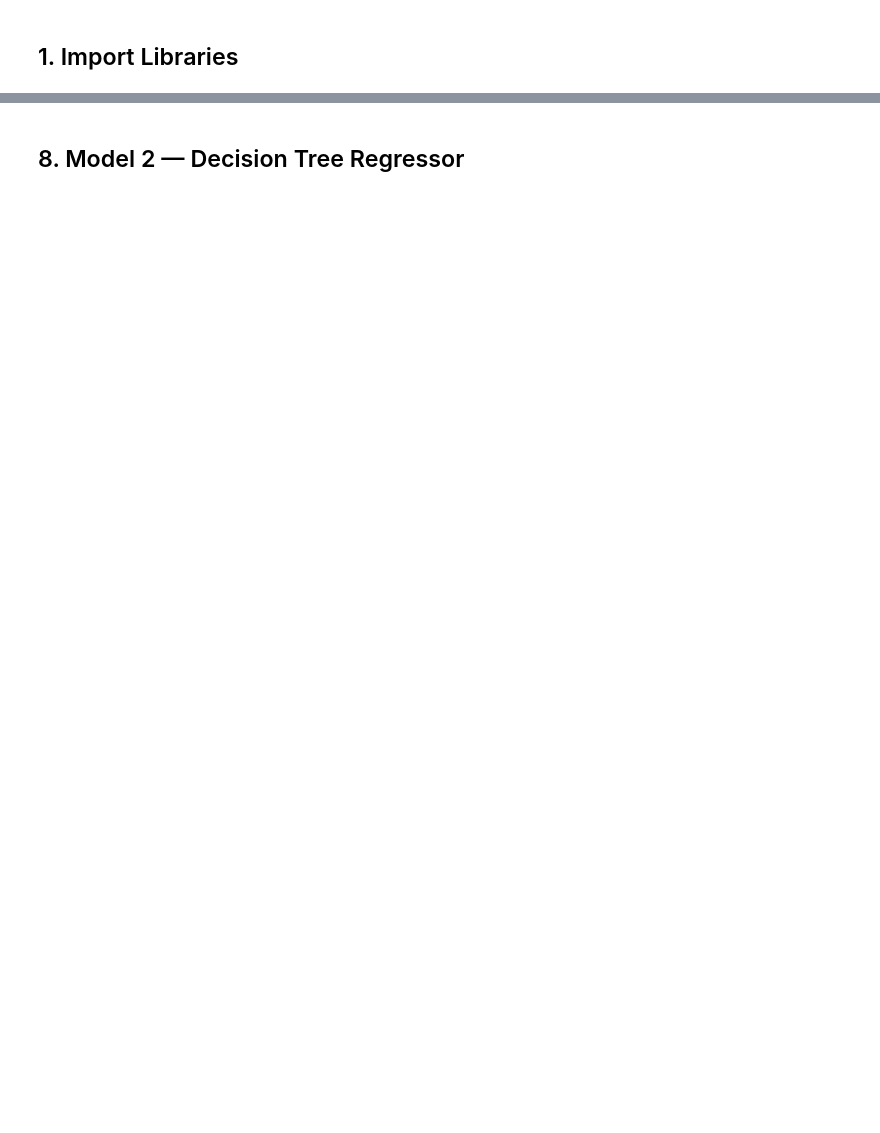
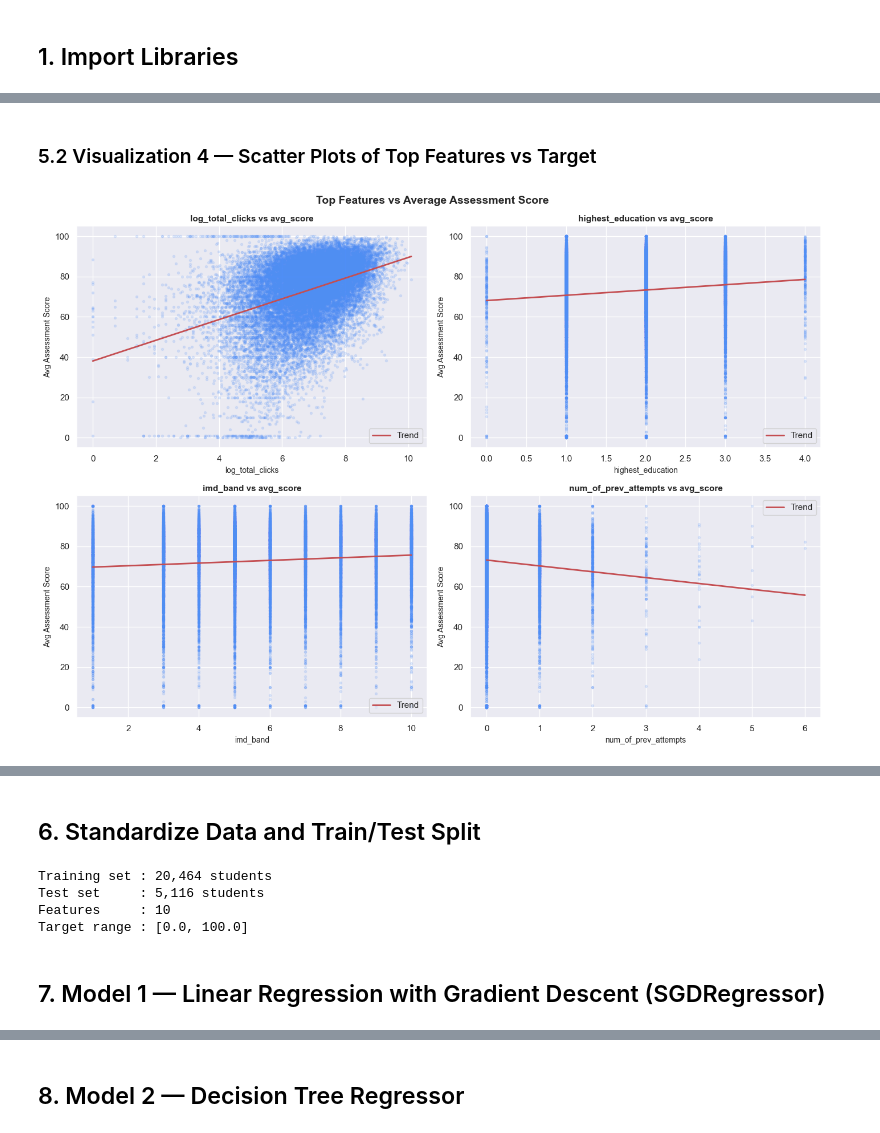
Before and after one commit to irachrist1/linear_regression_model, a Jupyter notebook: summative/linear_regression/multivariate.ipynb, the cells around one changed output, grey strips where cells are left out. Drawn from its saved outputs; the diff is of its cells as text; code cells hidden in the pictures; blank space fills up the shorter version.

```diff
--- a/summative/linear_regression/multivariate.ipynb
+++ b/summative/linear_regression/multivariate.ipynb
@@ -468,0 +290,26 @@ Interpretation: The red line comes directly from the trained linear regression m
+# %% [markdown]
+### 5.2 Visualization 4 — Scatter Plots of Top Features vs Target
+# %%
+top_features = target_corr.head(4).index.tolist()
+
+fig, axes = plt.subplots(2, 2, figsize=(14, 10))
+axes = axes.flatten()
+
+for i, feat in enumerate(top_features):
+    axes[i].scatter(df_fe[feat], df_fe['avg_score'], alpha=0.15, s=8, color='#4f8ef7')
+    z = np.polyfit(df_fe[feat].fillna(0), df_fe['avg_score'].fillna(0), 1)
+    p = np.poly1d(z)
+    xsorted = np.linspace(df_fe[feat].min(), df_fe[feat].max(), 200)
+    axes[i].plot(xsorted, p(xsorted), 'r-', linewidth=2, label='Trend')
+    axes[i].set_xlabel(feat, fontsize=10)
+    axes[i].set_ylabel('Avg Assessment Score', fontsize=10)
+    axes[i].set_title(f'{feat} vs avg_score', fontsize=11, fontweight='bold')
+    axes[i].legend()
+
+plt.suptitle('Top Features vs Average Assessment Score', fontsize=14, fontweight='bold')
+plt.tight_layout()
+plt.savefig('viz_scatterplots.png', dpi=120, bbox_inches='tight')
+plt.show()
+print('Interpretation: log_total_clicks shows the clearest upward trend — more engagement with online materials correlates with higher scores. This supports using VLE activity as an early-warning signal for at-risk students.')
+# %% [output]
+[figure, added]
@@ -468,0 +317,26 @@ Interpretation: The red line comes directly from the trained linear regression m
+# %% [markdown]
+## 6. Standardize Data and Train/Test Split
+# %%
+TARGET = 'avg_score'
+X = df_fe.drop(columns=[TARGET])
+y = df_fe[TARGET]
+
+# 80/20 split
+X_train, X_test, y_train, y_test = train_test_split(X, y, test_size=0.2, random_state=42)
+
+# Standardize: zero mean, unit variance — fit on train only to avoid data leakage
+scaler = StandardScaler()
+X_train_sc = scaler.fit_transform(X_train)
+X_test_sc  = scaler.transform(X_test)
+
+print(f'Training set : {X_train_sc.shape[0]:,} students')
+print(f'Test set     : {X_test_sc.shape[0]:,} students')
+print(f'Features     : {X_train_sc.shape[1]}')
+print(f'Target range : [{y.min():.1f}, {y.max():.1f}]')
+# %% [output]
+Training set : 20,464 students
+Test set     : 5,116 students
+Features     : 10
+Target range : [0.0, 100.0]
+# %% [markdown]
+## 7. Model 1 — Linear Regression with Gradient Descent (SGDRegressor)
```
Also changed, not shown: parts of 56 cells of this notebook, 17 other files.
